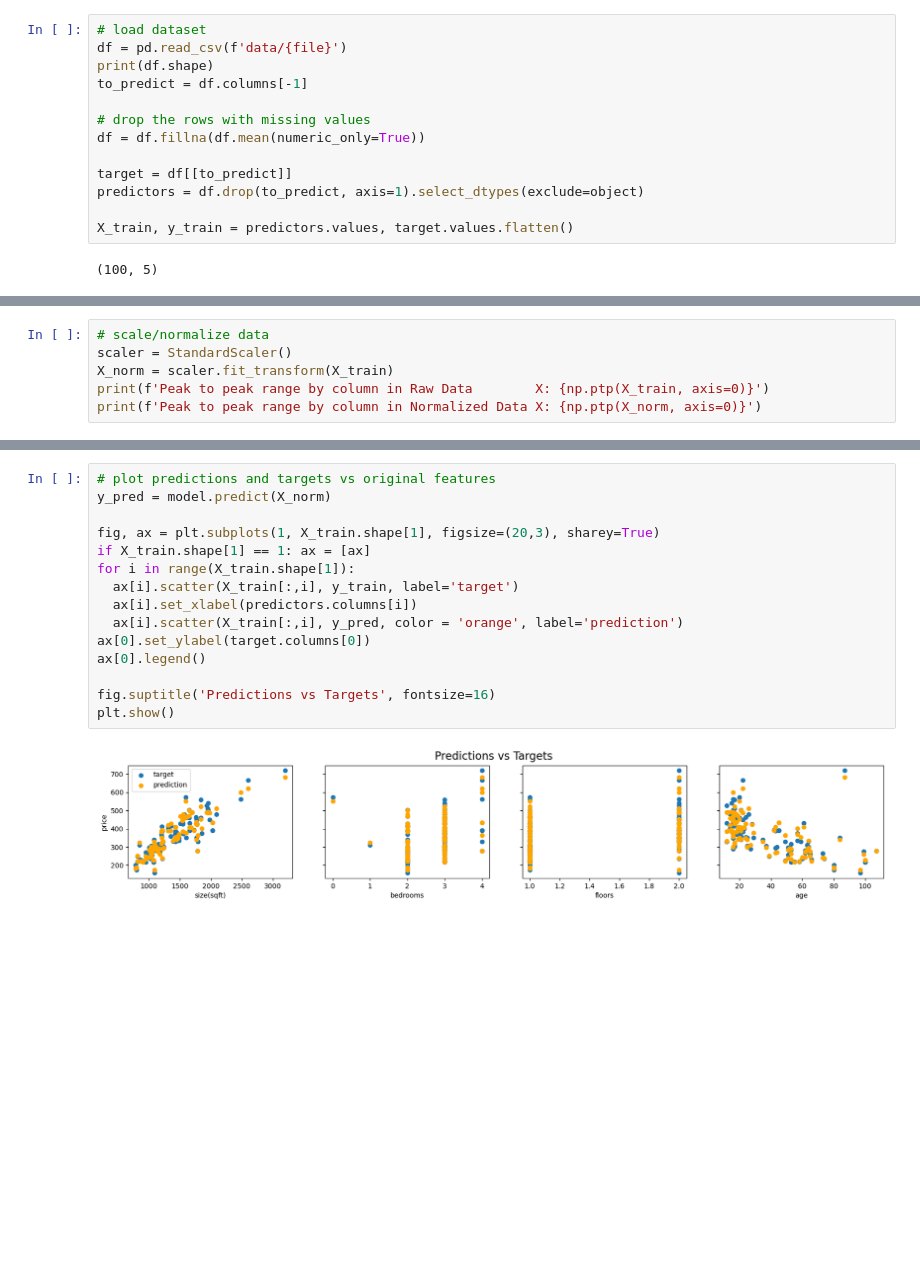
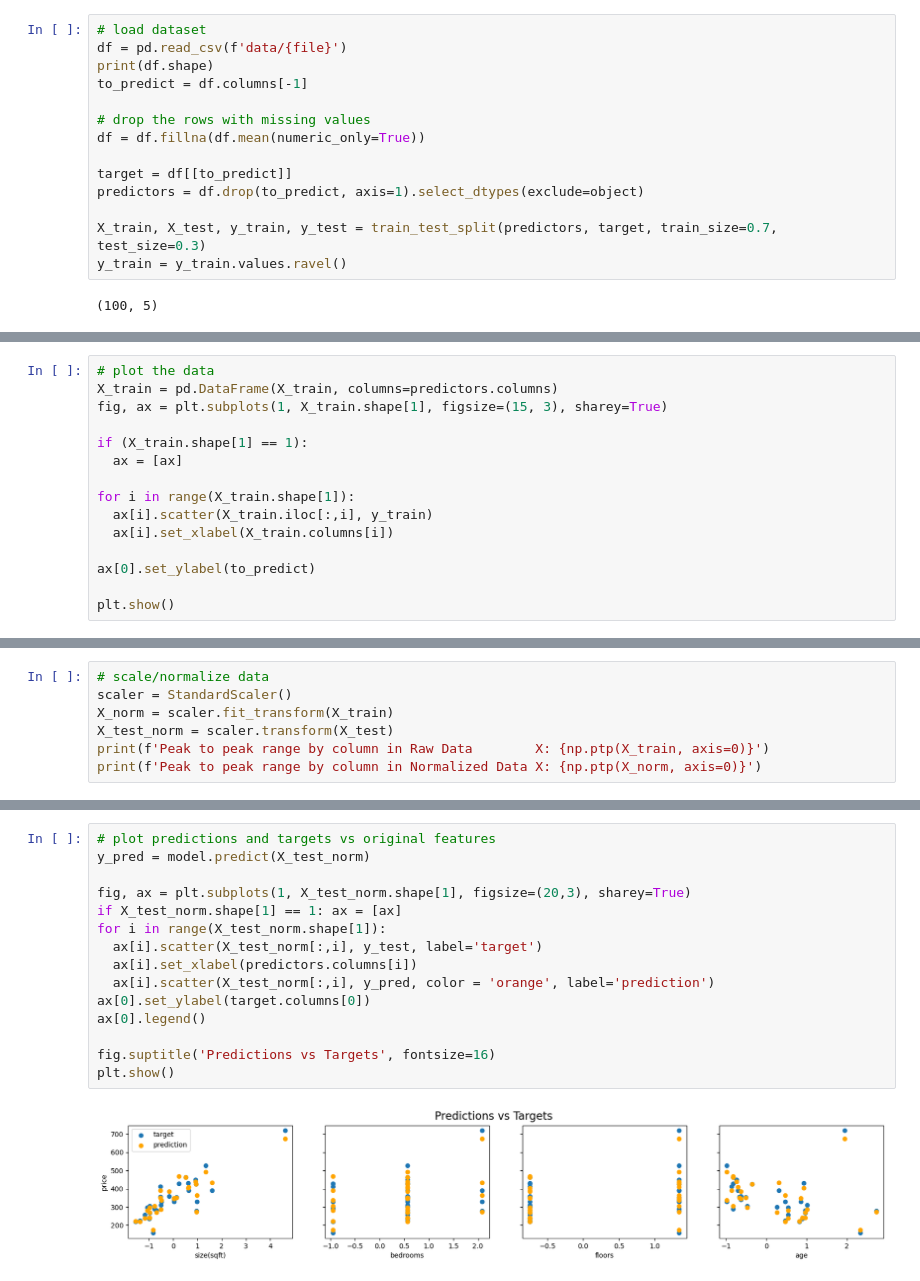
Before and after one commit to jaimanm/linear-regressor, a Jupyter notebook: sklearn-regression.ipynb, the cells around one changed output, grey strips where cells are left out. Cells and saved outputs as stored; diff of their text form; blank space fills up the shorter version.

```diff
--- a/sklearn-regression.ipynb
+++ b/sklearn-regression.ipynb
@@ -19,7 +20,8 @@ df = df.fillna(df.mean(numeric_only=True))
 target = df[[to_predict]]
 predictors = df.drop(to_predict, axis=1).select_dtypes(exclude=object)
 
-X_train, y_train = predictors.values, target.values.flatten()
+X_train, X_test, y_train, y_test = train_test_split(predictors, target, train_size=0.7, test_size=0.3)
+y_train = y_train.values.ravel()
 # %% [output]
 (100, 5)
 # %%
@@ -30,0 +33,15 @@ print(y_train.shape)
+# %%
+# plot the data
+X_train = pd.DataFrame(X_train, columns=predictors.columns)
+fig, ax = plt.subplots(1, X_train.shape[1], figsize=(15, 3), sharey=True)
+
+if (X_train.shape[1] == 1):
+  ax = [ax]
+
+for i in range(X_train.shape[1]):
+  ax[i].scatter(X_train.iloc[:,i], y_train)
+  ax[i].set_xlabel(X_train.columns[i])
+
+ax[0].set_ylabel(to_predict)
+
+plt.show()
@@ -32,6 +51,7 @@ print(y_train.shape)
 # scale/normalize data
 scaler = StandardScaler()
 X_norm = scaler.fit_transform(X_train)
+X_test_norm = scaler.transform(X_test)
 print(f'Peak to peak range by column in Raw Data        X: {np.ptp(X_train, axis=0)}')
 print(f'Peak to peak range by column in Normalized Data X: {np.ptp(X_norm, axis=0)}')
 # %% [output]
@@ -62,17 +86,17 @@ accuracy: 95.94%%
 # %%
 # plot predictions and targets vs original features
-y_pred = model.predict(X_norm)
+y_pred = model.predict(X_test_norm)
 
-fig, ax = plt.subplots(1, X_train.shape[1], figsize=(20,3), sharey=True)
-if X_train.shape[1] == 1: ax = [ax]
-for i in range(X_train.shape[1]):
-  ax[i].scatter(X_train[:,i], y_train, label='target')
+fig, ax = plt.subplots(1, X_test_norm.shape[1], figsize=(20,3), sharey=True)
+if X_test_norm.shape[1] == 1: ax = [ax]
+for i in range(X_test_norm.shape[1]):
+  ax[i].scatter(X_test_norm[:,i], y_test, label='target')
   ax[i].set_xlabel(predictors.columns[i])
-  ax[i].scatter(X_train[:,i], y_pred, color = 'orange', label='prediction')
+  ax[i].scatter(X_test_norm[:,i], y_pred, color = 'orange', label='prediction')
 ax[0].set_ylabel(target.columns[0])
 ax[0].legend()
 
 fig.suptitle('Predictions vs Targets', fontsize=16)
 plt.show()
 # %% [output]
-[figure, old version]
+[figure, new version]
```
Also changed, not shown: parts of 7 cells of this notebook, 1 other file.
